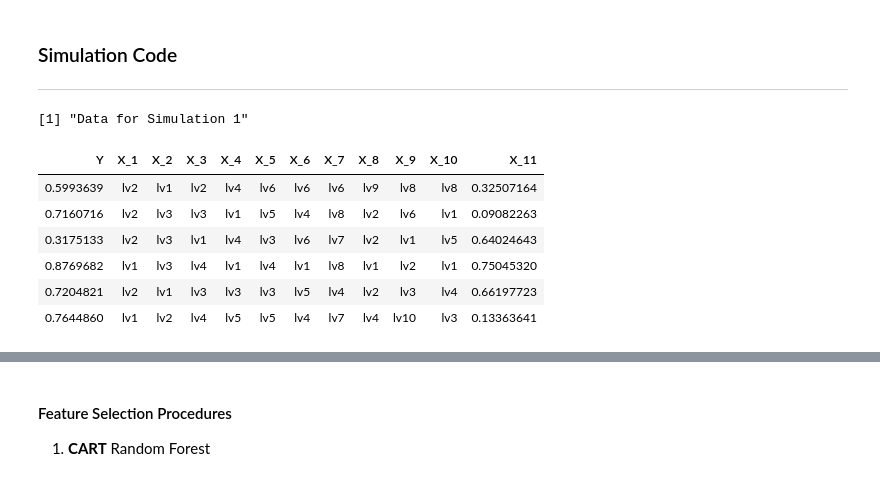
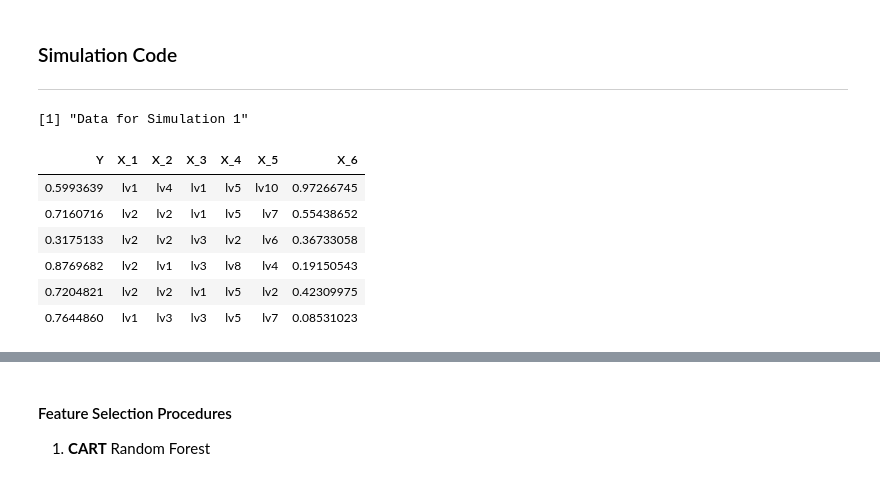
Before and after one commit to JakobJuergens/Random_Forest_VarImp, a Jupyter notebook: Project_Main.ipynb, the cells around one changed output, grey strips where cells are left out. Drawn from its saved outputs; the diff is of its cells as text; code cells hidden in the pictures.

```diff
--- a/Project_Main.ipynb
+++ b/Project_Main.ipynb
@@ -466,14 +462,14 @@ Whereas Data generator B has the following arguments:
 # %%
 # Data generation for simulations 1 and 2
 
-data_generator_A <- function(seed = NULL, n, ncat, ncont){
+data_generator_A <- function(seed = NULL, n, catvec, ncont){
 
     # in case the seed is missing, generate one at random (if reproducibility is not necessary)
     if(missing(seed)){seed <- sample(1:10e6, size = 1)}
     set.seed(seed)
 
     # create list of levels for categorical variables
-    levels <- c(paste0("lv", as.character(1:(ncat+1))))
+    levels <- c(paste0("lv", as.character(1:(max(catvec)))))
 
     # initialize data.frame with only the response variable
     data <- data.frame(Y = runif(n = n, min = 0, max = 1))
@@ -481,8 +477,8 @@ data_generator_A <- function(seed = NULL, n, ncat, ncont){
     # Generate categorical predictors with increasing number of categories
     cat_predictors <- suppressMessages(
         data.frame(
-            map(.x = 2:(ncat + 1),
-                .f = function(i) sample(levels[1:i], size = n, replace = TRUE)),
+            map(.x = catvec,
+                .f = function(ncat) sample(levels[1:ncat], size = n, replace = TRUE)),
             stringsAsFactors = TRUE)
         )
 
@@ -496,7 +492,7 @@ data_generator_A <- function(seed = NULL, n, ncat, ncont){
     # Bind columns of data.frame
     data <- cbind(data, cat_predictors, cont_predictors)
     # Give appropriate names to columns
-    names(data) <- c('Y', paste0('X_', as.character(1:(ncat + ncont))))
+    names(data) <- c('Y', paste0('X_', as.character(1:(length(catvec) + ncont))))
     # Return data.frame
     return(data)
 }
@@ -822,25 +818,25 @@ imp_p_val <- function(imp, vec_null_imp){
 # %%
 # Simulation 1: low dimensional data, uninformative, uncorrelated predictors
 if(simulate == TRUE){
 
     reps <- 1
     set.seed(2834765)
     sim_seeds <- sample(1:10e6, size = reps, replace = FALSE)
 
     for(i in 1:reps){
-        data_1 <- data_generator_A(seed = sim_seeds[i], n = 200, ncat = 10, ncont = 1)
+        data_1 <- data_generator_A(seed = sim_seeds[i], n = 100, catvec = c(2,4,6,8,10), ncont = 1)
 
     }
 }
 
 print("Data for Simulation 1")
 head(data_1)
 # %% [output]
 [1] "Data for Simulation 1"
-| Y | X_1 | X_2 | X_3 | X_4 | X_5 | X_6 | X_7 | X_8 | X_9 | X_10 | X_11 |
-| 0.5993639 | lv2 | lv1 | lv2 | lv4 | lv6 | lv6 | lv6 | lv9 | lv8 | lv8 | 0.32507164 |
-| 0.7160716 | lv2 | lv3 | lv3 | lv1 | lv5 | lv4 | lv8 | lv2 | lv6 | lv1 | 0.09082263 |
-| 0.3175133 | lv2 | lv3 | lv1 | lv4 | lv3 | lv6 | lv7 | lv2 | lv1 | lv5 | 0.64024643 |
-| 0.8769682 | lv1 | lv3 | lv4 | lv1 | lv4 | lv1 | lv8 | lv1 | lv2 | lv1 | 0.75045320 |
-| 0.7204821 | lv2 | lv1 | lv3 | lv3 | lv3 | lv5 | lv4 | lv2 | lv3 | lv4 | 0.66197723 |
-| 0.7644860 | lv1 | lv2 | lv4 | lv5 | lv5 | lv4 | lv7 | lv4 | lv10 | lv3 | 0.13363641 |
+| Y | X_1 | X_2 | X_3 | X_4 | X_5 | X_6 |
+| 0.5993639 | lv1 | lv4 | lv1 | lv5 | lv10 | 0.97266745 |
+| 0.7160716 | lv2 | lv2 | lv1 | lv5 | lv7 | 0.55438652 |
+| 0.3175133 | lv2 | lv2 | lv3 | lv2 | lv6 | 0.36733058 |
+| 0.8769682 | lv2 | lv1 | lv3 | lv8 | lv4 | 0.19150543 |
+| 0.7204821 | lv2 | lv2 | lv1 | lv5 | lv2 | 0.42309975 |
+| 0.7644860 | lv1 | lv3 | lv3 | lv5 | lv7 | 0.08531023 |
```
Also changed, not shown: parts of 4 cells of this notebook.
